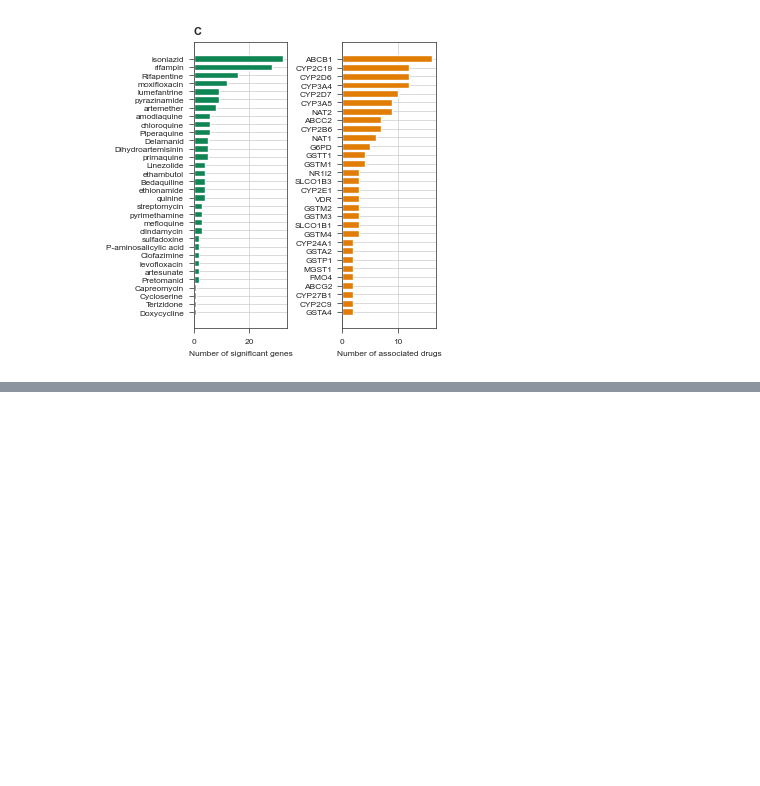
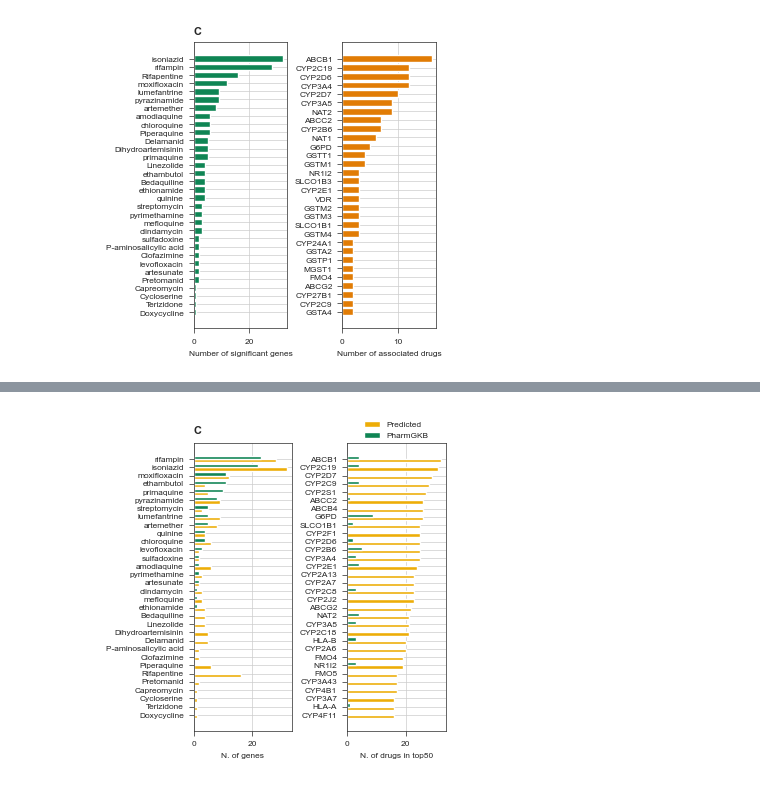
Before and after one commit to ersilia-os/pharmacogx-embeddings, a Jupyter notebook: paper/figure2.ipynb, the cells around one changed output, grey strips where cells are left out. Saved outputs shown, nothing was run; the diff lists cells and outputs as text; code cells hidden in the pictures; blank space fills up the shorter version.

```diff
--- a/paper/figure2.ipynb
+++ b/paper/figure2.ipynb
@@ -59,0 +107,48 @@ plt.tight_layout()
+# %%
+df = pd.read_csv(os.path.join("data", "pharmgkb_merged.csv"))
+drugs = pd.read_csv(os.path.join("data", "curated_drugs.csv"))
+drugs_notann = list(set(drugs["chemical"])-set(df["chemical"]))
+sel_df = df[df["chemical"].isin(drugs["chemical"])]
+sel_df = sel_df[["chemical", "gene"]]
+sel_df = sel_df.drop_duplicates(keep="first")
+
+genes_pgkb_counts = sel_df["chemical"].value_counts().reset_index()
+genes_pgkb_counts = pd.concat([genes_pgkb_counts,pd.DataFrame({'chemical': list(drugs_notann), 'count': 0})], ignore_index=True)
+genes_pgkb_counts.sort_values("count", inplace=True)
+genes_pgkb_counts.rename(columns={"count":"count_pgkb"}, inplace=True)
+genes_z95_counts.rename(columns={"count":"count_pred"}, inplace=True)
+gene_counts = genes_z95_counts.merge(genes_pgkb_counts, on="chemical", how="left")
+gene_counts['count_pgkb'] = gene_counts['count_pgkb'].fillna(0).astype(int)
+gene_counts.sort_values(by="count_pgkb", inplace=True)
+
+
+chemicals_pgkb_counts = sel_df["gene"].value_counts().reset_index()
+chemicals_pgkb_counts.sort_values("count", inplace=True)
+chemicals_pgkb_counts.rename(columns={"count":"count_pgkb"}, inplace=True)
+t50_chemicals.rename(columns={"count":"count_pred"}, inplace=True)
+chemicals_counts = t50_chemicals.merge(chemicals_pgkb_counts, on="gene", how="left")
+chemicals_counts['count_pgkb'] = chemicals_counts['count_pgkb'].fillna(0).astype(int)
+chemicals_counts.sort_values(by="count_pred", inplace=True)
+
+fig, axs = st.create_figure(1,2, width=TWO_COLUMNS_WIDTH/2, height=TWO_COLUMNS_WIDTH/2)
+bar_width = 0.4
+
+ax = axs.next()
+index = range(len(gene_counts))
+bar1 = ax.barh([i - bar_width/2 for i in index], gene_counts['count_pred'], bar_width, label='Predicted', color=yellow)
+bar2 = ax.barh([i + bar_width/2 for i in index], gene_counts['count_pgkb'], bar_width, label='PharmGKB', color=green )
+ax.set_yticks(index)
+ax.set_yticklabels(gene_counts['chemical'])
+st.label(ax, ylabel="", xlabel="N. of genes", title="", abc="C")
+
+ax = axs.next()
+index = range(len(chemicals_counts.tail(32)))
+bar1 = ax.barh([i - bar_width/2 for i in index], chemicals_counts['count_pred'].tail(32), bar_width, label='Predicted', color=yellow)
+bar2 = ax.barh([i + bar_width/2 for i in index], chemicals_counts['count_pgkb'].tail(32), bar_width, label='PharmGKB', color=green )
+ax.set_yticks(index)
+ax.set_yticklabels(chemicals_counts['gene'].tail(32))
+ax.legend(loc="upper center", bbox_to_anchor=(0.5,1.1),ncol=1, frameon=False)
+st.label(ax, ylabel="", xlabel="N. of drugs in top50", title="")
+plt.tight_layout()
+# %% [output]
+[figure, added]
```
Also changed, not shown: parts of 2 cells of this notebook.
